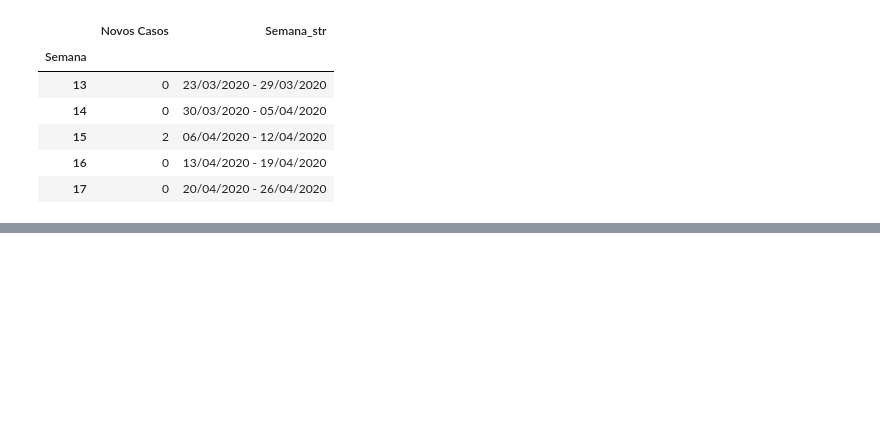
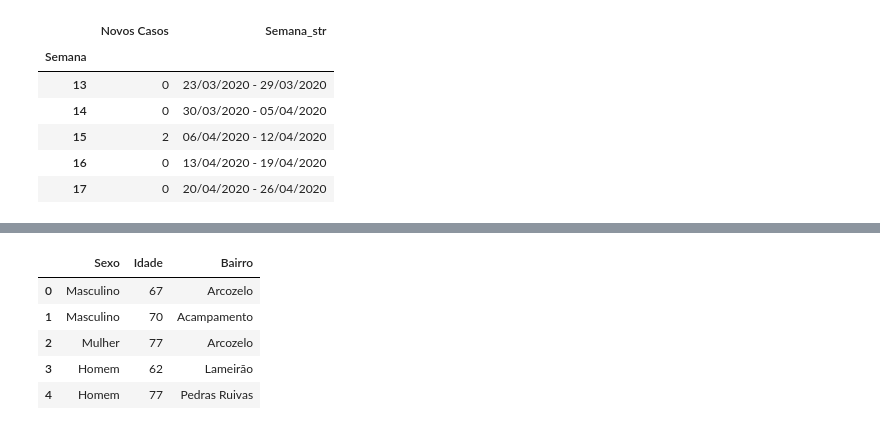
Before and after one commit to fpgdesa/CovidDashboard, a Jupyter notebook: dashboard/Notebook/Dados_Paty.ipynb, the cells around one changed output, grey strips where cells are left out. Cells and saved outputs as stored; diff of their text form; code cells hidden in the pictures; blank space fills up the shorter version.

```diff
--- a/dashboard/Notebook/Dados_Paty.ipynb
+++ b/dashboard/Notebook/Dados_Paty.ipynb
@@ -164,0 +181,9 @@ py.iplot(fig)
+# %%
+dados_obitos_paty.head()
+# %% [output]
+|  | Sexo | Idade | Bairro |
+| 0 | Masculino | 67 | Arcozelo |
+| 1 | Masculino | 70 | Acampamento |
+| 2 | Mulher | 77 | Arcozelo |
+| 3 | Homem | 62 | Lameirão |
+| 4 | Homem | 77 | Pedras Ruivas |
```
Also changed, not shown: parts of 7 cells of this notebook, 1 other file.
